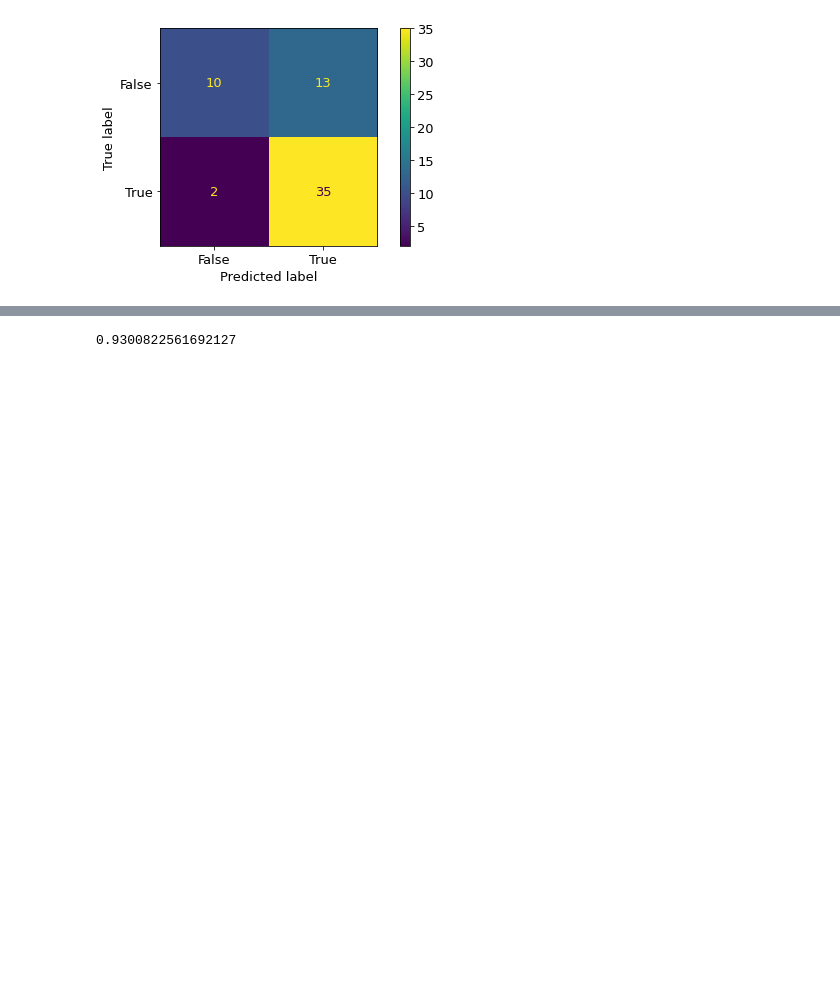
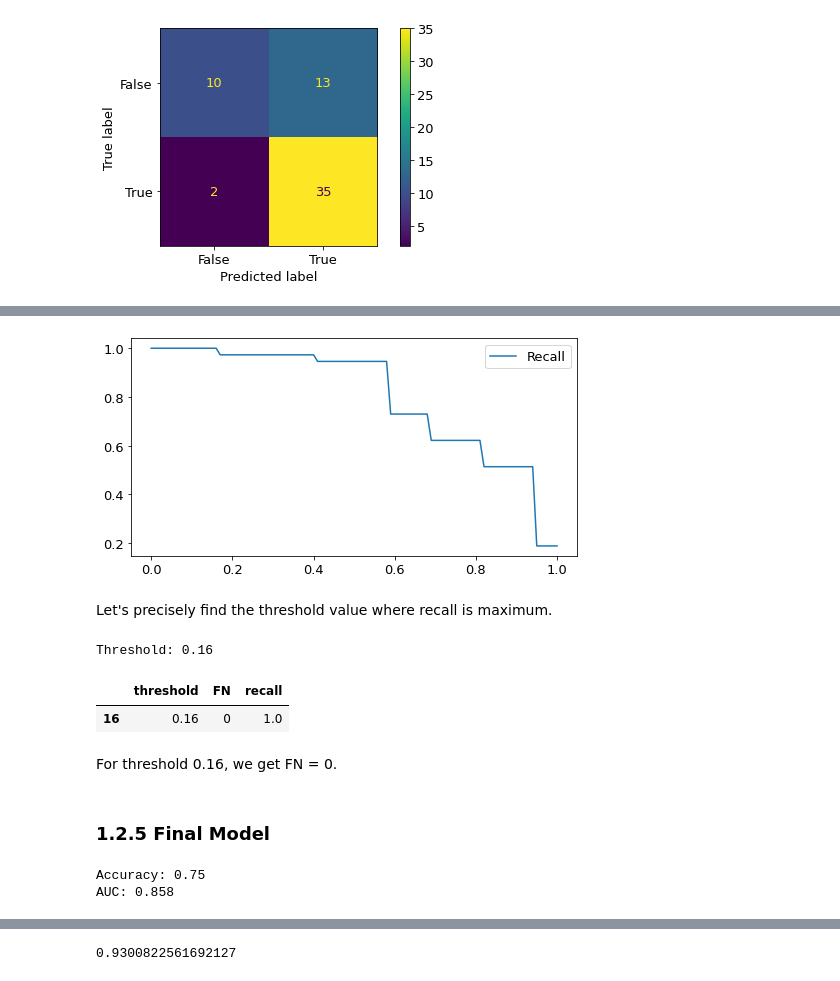
Before and after one commit to mdrkb/mlcamp, a Jupyter notebook: 07-midterm-project/notebook.ipynb, the cells around one changed output, grey strips where cells are left out. Cells and saved outputs as stored; diff of their text form; code cells hidden in the pictures; blank space fills up the shorter version.

Commit message:
Finish decision tree classification

```diff
--- a/07-midterm-project/notebook.ipynb
+++ b/07-midterm-project/notebook.ipynb
@@ -302,15 +375,14 @@ param_grid = {
 # %%
 # Define the grid search model
 dt = DecisionTreeClassifier(random_state=1)
-search = GridSearchCV(
+search_dt = GridSearchCV(
     estimator=dt,
     param_grid=param_grid,
     n_jobs=-1
 )
-# By default it uses 5 fold
 
 # Train the grid search model with training dataset
-search.fit(X_train, y_train)
+search_dt.fit(X_train, y_train)
 # %% [output]
 GridSearchCV(estimator=DecisionTreeClassifier(random_state=1), n_jobs=-1,
              param_grid={'criterion': ['gini', 'entropy'],
@@ -330,18 +404,20 @@ Best parameter (CV Score = 0.843):
 ### 1.1.3 Tuned Model
 # %%
 # Train the model again with tuned parameters
-dt = DecisionTreeClassifier(
+dt_tuned = DecisionTreeClassifier(
     criterion="gini",
     max_depth=6,
     max_features=9,
     min_samples_leaf=3,
     min_samples_split=13,
-    splitter='random',
+    splitter="random",
     random_state=1
 )
-dt.fit(X_train, y_train)
+dt_tuned.fit(X_train, y_train)
 
 # Predit using validation dataset
-y_pred = dt.predict_proba(X_val)[:, 1]
-print(f"Validation dataset AUC: {roc_auc_score(y_val, y_pred).round(3)}")
+y_pred_val = dt_tuned.predict_proba(X_val)[:, 1]
+result = (y_pred_val >= 0.5)
+print(f"Validation dataset Accuracy: {(y_val == result).mean().round(3)}")
+print(f"Validation dataset AUC: {roc_auc_score(y_val, y_pred_val).round(3)}")
 # %% [output]
@@ -368,5 +437,5 @@ plt.show()
 # %%
-result = (y_pred >= 0.5)
+result = (y_pred_val >= 0.5)
 ConfusionMatrixDisplay.from_predictions(y_val, result)
 plt.show()
 # %% [output]
@@ -375,0 +445,13 @@ Interpretation of the result.
+# %%
+# Iterate over different threshold values and calculate recall
+thresholds = np.arange(0, 1.01, 0.01)
+
+scores = []
+for t in thresholds:
+    result = (y_pred_val >= t)
+    fn = confusion_matrix(y_val, result)[1][0]
+    recall = recall_score(y_val, result, zero_division=0).round(3)
+    scores.append((t, fn, recall))
+
+df_scores = pd.DataFrame(scores, columns=["threshold", "FN", "recall"])
+df_scores
@@ -375,0 +472,42 @@ Interpretation of the result.
+# %%
+# Draw recall plot
+plt.plot(df_scores["threshold"], df_scores['recall'], label='Recall')
+plt.legend()
+plt.draw()
+# %% [output]
+[figure, added]
+# %% [markdown]
+Let's precisely find the threshold value where recall is maximum.
+# %%
+threshold = df_scores[df_scores["recall"] == 1]["threshold"].max()
+print(f"Threshold: {threshold}")
+df_scores[df_scores["threshold"] == 0.16]
+# %% [output]
+Threshold: 0.16
+|  | threshold | FN | recall |
+| 16 | 0.16 | 0 | 1.0 |
+# %% [markdown]
+For threshold 0.16, we get FN = 0.
+# %% [markdown]
+### 1.2.5 Final Model
+# %%
+# Train the model with training dataset using default parameters
+dt_final = DecisionTreeClassifier(
+    criterion="gini",
+    max_depth=6,
+    max_features=9,
+    min_samples_leaf=3,
+    min_samples_split=13,
+    splitter="random",
+    random_state=1
+)
+dt_final.fit(X_train, y_train)
+
+# Predict using validation dataset
+y_pred = dt_final.predict_proba(X_val)[:, 1]
+result = (y_pred >= 0.16)
+print(f"Accuracy: {(y_val == result).mean().round(3)}")
+print(f"AUC: {roc_auc_score(y_val, y_pred).round(3)}")
+# %% [output]
+Accuracy: 0.75
+AUC: 0.858
```
Also changed, not shown: parts of 35 cells of this notebook.
